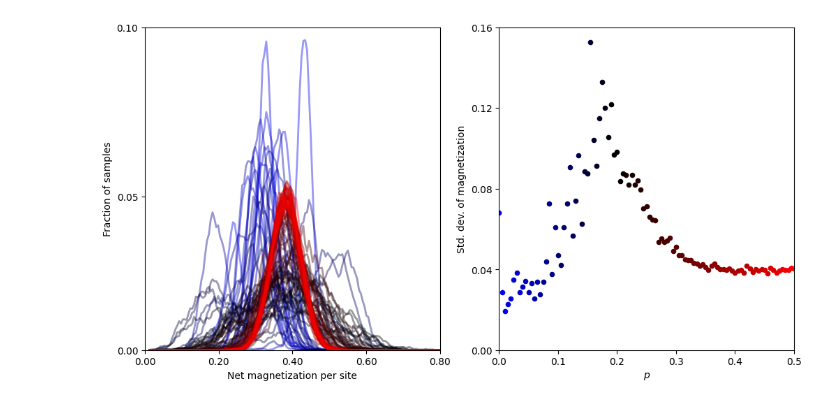
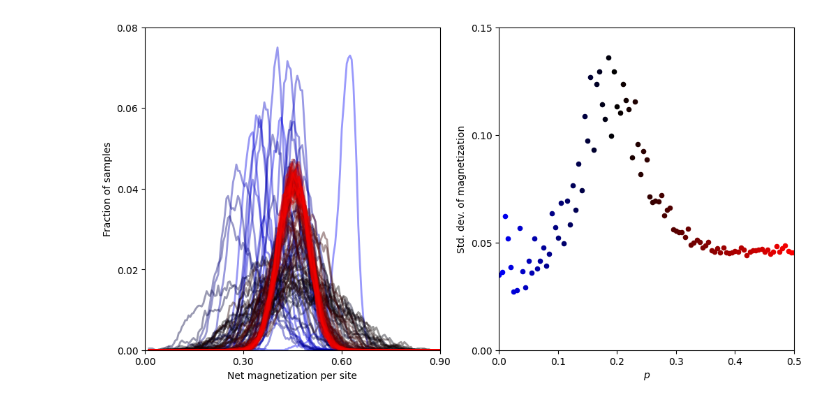
Before and after one commit to Potatoasad/Computational-Physics-Final-Project, a Jupyter notebook: gossetbravyi_spin_chain_blackjax_phase_transition.ipynb, the cells around one changed output. Drawn from its saved outputs; the diff is of its cells as text; code cells hidden in the pictures.

Commit message:
Markdown explanations and fixed net magnetization formula
Small edits to the sampler to make it consistent with that in softspheres_blackjax_phase_transition.ipynb

```diff
--- a/gossetbravyi_spin_chain_blackjax_phase_transition.ipynb
+++ b/gossetbravyi_spin_chain_blackjax_phase_transition.ipynb
@@ -70,5 +123,4 @@ class NutsWindowAdapt:
 # %%
-# constants for soft spheres
 number_spins = 50
 theta = 2. * np.pi / 5.
 run_time = 1000
@@ -76,4 +128,6 @@ run_time = 1000
 np.random.seed(0)
 initial_data = 2 * np.pi * np.random.rand(number_spins)
 initial_position = {"data": initial_data}
-default_inverse_mass_matrix = np.ones(len(initial_position.keys()))
+
+inverse_mass_matrix = np.ones(len(initial_position.keys()))
+step_size = 0.005 * jnp.pi
@@ -80,5 +137,4 @@ default_inverse_mass_matrix = np.ones(len(initial_position.keys()))
 # %%
-# correlation function data
 magnetization_list = list()
 plist = np.linspace(0, 0.5, 101)
 sum_time = 0
@@ -86,10 +142,10 @@ start_time = t.time()
 for p in plist:
   gbsc = GossetBravyiSpinChain(number_spins=number_spins, theta=theta, p=p, beta=128)
   nwa = NutsWindowAdapt(gbsc, initial_position, warmup=False)
-  history = nwa.run(run_time=run_time, inverse_mass_matrix=default_inverse_mass_matrix)
+  history = nwa.run(run_time=run_time, inverse_mass_matrix=inverse_mass_matrix, step_size=step_size)
   history.position["data"] = np.mod(history.position["data"], 1)
   history = history.position['data']
-  magnetization_list_item = np.sum(np.cos(history.copy()) - np.sin(history.copy()), axis=1) / number_spins
+  magnetization_list_item = np.sum(np.cos(history.copy()) ** 2 - np.sin(history.copy()) ** 2, axis=1) / number_spins
   magnetization_list.append(magnetization_list_item)
-  print("\r p: " + format(np.round(p, 2), '.2f') + ",\t time elapsed: " + format(np.round(t.time() - start_time, 4), '.4f') + "s", end='')
+  print("\r p: " + format(np.round(p, 2), '.2f') + ", time elapsed: " + format(np.round(t.time() - start_time, 4), '.4f') + "s", end='')
 # %% [output]
@@ -111,45 +181,45 @@ xaxis = (bins[1:] + bins[:-1])/2
 window = 5
 average_xaxis = [np.mean(xaxis[i : i + window]) for i in range(len(xaxis) - window)]
 size=20
-# maxstd = 0
+maxstd = 0
 
 # plot
 fig, ax = plt.subplots(ncols=2, figsize=(12, 6))
 for i in range(len(magnetization_list)):
   histogram_data, bins = np.histogram(magnetization_list[i], bins=bins)
   average_histogram_data = [np.mean(histogram_data[i : i + window]) for i in range(len(histogram_data) - window)]
   average_histogram_data = np.array(average_histogram_data)
-  # if maxstd < np.std(magnetization_list[i]):
-  #   maxstd = np.std(magnetization_list[i])
+  if maxstd < np.std(magnetization_list[i]):
+    maxstd = np.std(magnetization_list[i])
   if plist[i] < 0.2:
     color = [0, 0, 1 - (i + 1) / len(plist[plist < 0.2])]
     # ax[0].plot(xaxis, histogram_data, alpha=alpha, color=color, linewidth=linewidth)
     ax[0].plot(average_xaxis, average_histogram_data, alpha=alpha, color=color, linewidth=linewidth)
     ax[1].scatter([plist[i]], [np.std(magnetization_list[i])], size, color=color)
   else:
     color = [(i + 1 - len(plist[plist < 0.2])) / len(plist[plist >= 0.2]), 0, 0]
     # ax[0].plot(xaxis, histogram_data, alpha=alpha, color=color, linewidth=linewidth)
     ax[0].plot(average_xaxis, average_histogram_data, alpha=alpha, color=color, linewidth=linewidth)
     ax[1].scatter([plist[i]], [np.std(magnetization_list[i])], size, color=color)
 
 # plot formatting
-ax[0].set_xticks(np.linspace(0, 0.8, 5))
-ax[0].set_xticklabels([format(i, '.2f') for i in np.linspace(0, 0.8, 5)])
-ax[0].set_xlim([0.0, 0.80])
+ax[0].set_xticks(np.linspace(0, 0.9, 4))
+ax[0].set_xticklabels([format(i, '.2f') for i in np.linspace(0, 0.9, 4)])
+ax[0].set_xlim([0, 0.9])
 ax[0].set_xlabel("Net magnetization per site")
-ax[0].set_yticks([0, 50, 105])
-ax[0].set_yticklabels([format(i / run_time, '.2f') for i in [0, 50, 105]])
-ax[0].set_ylim([0, 105])
+ax[0].set_yticks(np.linspace(0, 80, 5))
+ax[0].set_yticklabels([format(i / run_time, '.2f') for i in np.linspace(0, 80, 5)])
+ax[0].set_ylim([0, 80])
 ax[0].set_ylabel("Fraction of samples")
 
 ax[1].set_xticks(np.linspace(0, 0.5, 6))
 ax[1].set_xticklabels([format(i, '.1f') for i in np.linspace(0, 0.5, 6)])
 ax[1].set_xlim([0, 0.5])
 ax[1].set_xlabel(r"$p$")
-ax[1].set_yticks(np.linspace(0, 0.16, 5))
-ax[1].set_yticklabels([format(i, '.2f') for i in np.linspace(0, 0.16, 5)])
-ax[1].set_ylim([0, 0.16])
+ax[1].set_yticks(np.linspace(0, 0.15, 4))
+ax[1].set_yticklabels([format(i, '.2f') for i in np.linspace(0, 0.15, 4)])
+ax[1].set_ylim([0, 0.15])
 ax[1].set_ylabel("Std. dev. of magnetization")
 plt.show()
 # %% [output]
-[figure, old version]
+[figure, new version]
```
Also changed, not shown: parts of 12 cells of this notebook.
